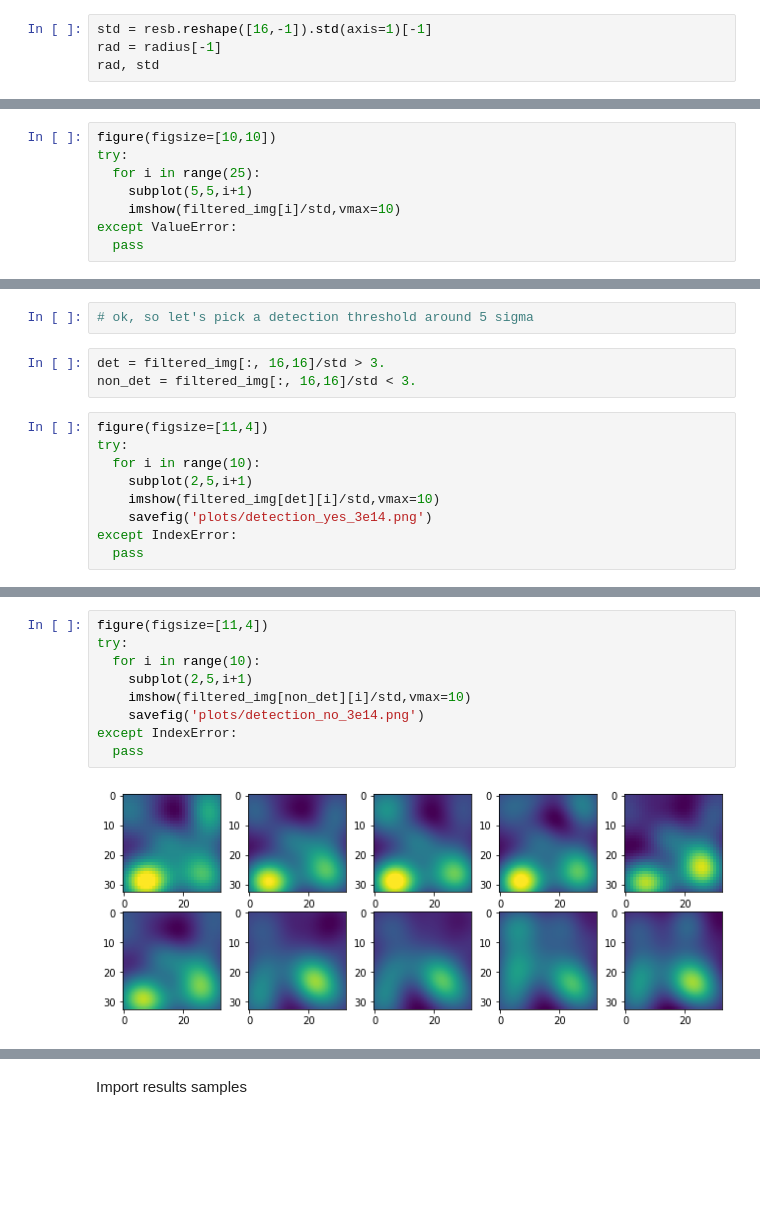
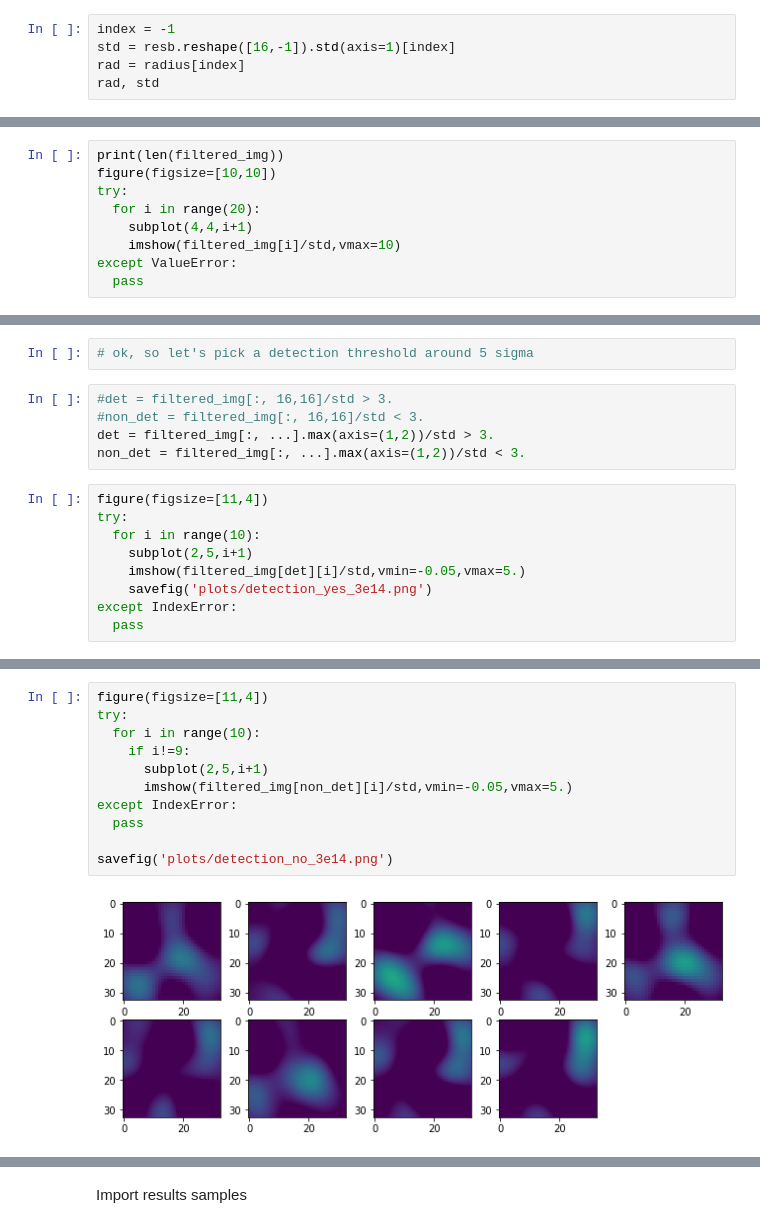
Before and after one commit to CosmoStat/jax-lensing, a Jupyter notebook: papers/Remy2021/Detection.ipynb, the cells around one changed output, grey strips where cells are left out. Cells and saved outputs as stored; diff of their text form; blank space fills up the shorter version.

```diff
--- a/papers/Remy2021/Detection.ipynb
+++ b/papers/Remy2021/Detection.ipynb
@@ -231,5 +244,6 @@ plot(radius, res[:,16,16]/resb.reshape([16,-1]).std(axis=1))
 # %%
-std = resb.reshape([16,-1]).std(axis=1)[-1]
-rad = radius[-1]
+index = -1
+std = resb.reshape([16,-1]).std(axis=1)[index]
+rad = radius[index]
 rad, std
 # %% [output]
@@ -252,10 +266,11 @@ filtered_img = [lenspack.image.filters.aperture_mass(img[i,x-w:x+w+1, y-w:y+w+1]
 # %%
 filtered_back = [lenspack.image.filters.aperture_mass(img_background[i,x-w:x+w+1, y-w:y+w+1], rad, filter=filter) for i in range(len(img_background))]
 # %%
+print(len(filtered_img))
 figure(figsize=[10,10])
 try:
-  for i in range(25):
-    subplot(5,5,i+1)
+  for i in range(20):
+    subplot(4,4,i+1)
     imshow(filtered_img[i]/std,vmax=10)
 except ValueError:
   pass
@@ -294,14 +311,16 @@ legend()
 # %%
 # ok, so let's pick a detection threshold around 5 sigma
 # %%
-det = filtered_img[:, 16,16]/std > 3.
-non_det = filtered_img[:, 16,16]/std < 3.
+#det = filtered_img[:, 16,16]/std > 3.
+#non_det = filtered_img[:, 16,16]/std < 3.
+det = filtered_img[:, ...].max(axis=(1,2))/std > 3.
+non_det = filtered_img[:, ...].max(axis=(1,2))/std < 3.
 # %%
 figure(figsize=[11,4])
 try:
   for i in range(10):
     subplot(2,5,i+1)
-    imshow(filtered_img[det][i]/std,vmax=10)
+    imshow(filtered_img[det][i]/std,vmin=-0.05,vmax=5.)
     savefig('plots/detection_yes_3e14.png')
 except IndexError:
   pass
@@ -310,14 +329,16 @@ except IndexError:
 # %%
 figure(figsize=[11,4])
 try:
   for i in range(10):
-    subplot(2,5,i+1)
-    imshow(filtered_img[non_det][i]/std,vmax=10)
-    savefig('plots/detection_no_3e14.png')
+    if i!=9:
+      subplot(2,5,i+1)
+      imshow(filtered_img[non_det][i]/std,vmin=-0.05,vmax=5.)
 except IndexError:
   pass
+
+savefig('plots/detection_no_3e14.png')
 # %% [output]
-[figure, old version]
+[figure, new version]
 # %%
 hist(det*1., density=True);
 # %% [output]
```
Also changed, not shown: parts of 33 cells of this notebook.
